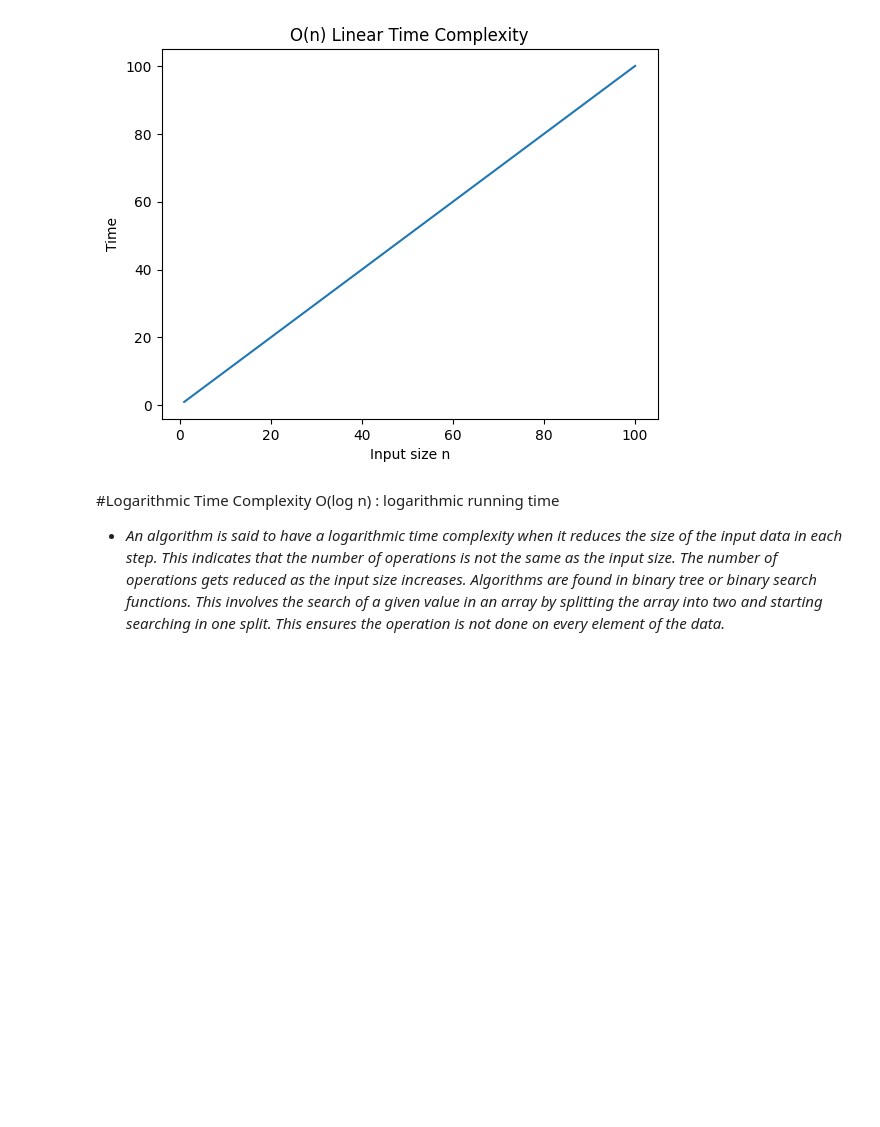
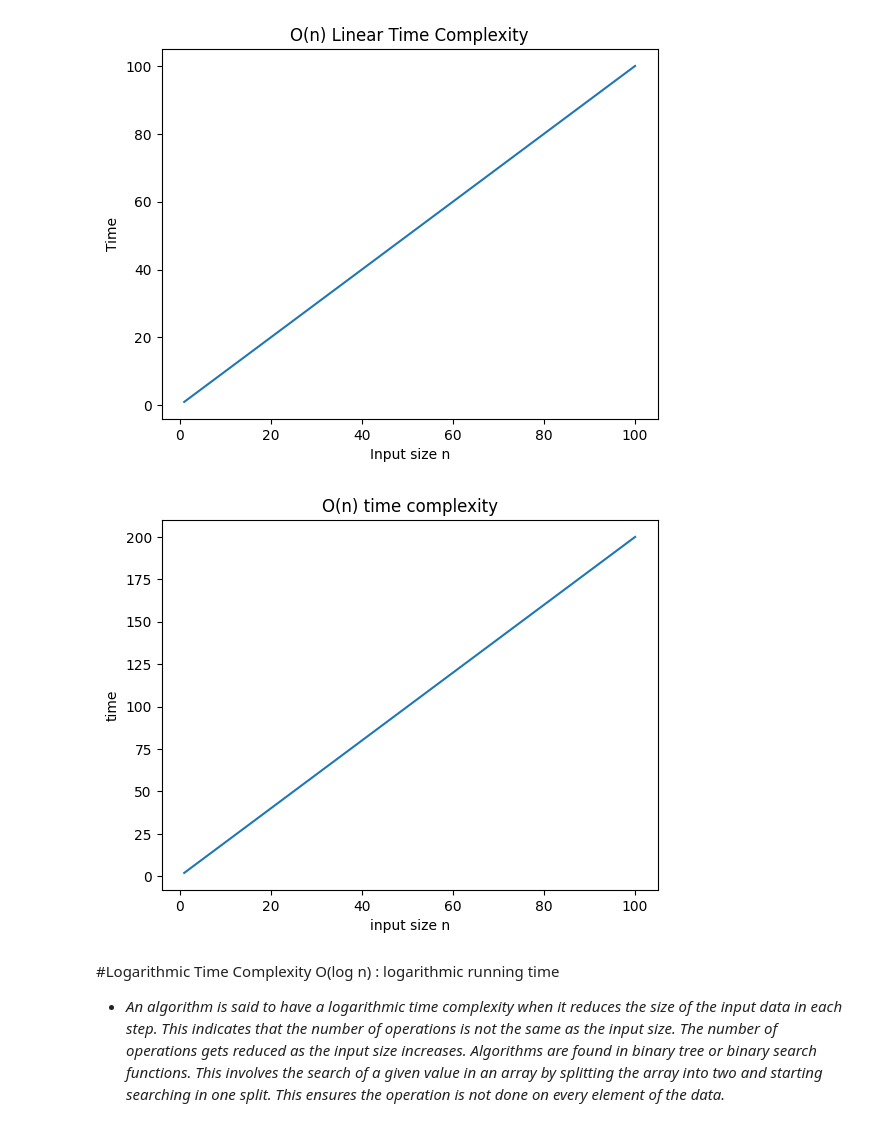
Before and after one commit to palak-2006/ALGO-lab, a Jupyter notebook: Lab_3_Growth_of_function.ipynb, the cells around one changed output. Saved outputs shown, nothing was run; the diff lists cells and outputs as text; code cells hidden in the pictures; blank space fills up the shorter version.

```diff
--- a/Lab_3_Growth_of_function.ipynb
+++ b/Lab_3_Growth_of_function.ipynb
@@ -90,18 +90,27 @@ plt.show()
 # %%
 #Prob_3:Take another example and write the code that runs in linear amount of time no matter what is the size of input..
 #similar to example-2, also plot the graph (eg. even_oddcounts elements greater than zero)
 import matplotlib.pyplot as plt
 def even_oddcounts(n):
   count = 0
   for i in n:
     if(i>0):
       count = count+1
     return count
 n_values = list(range(1,101))
 time_values = []
 for i in n_values:
   n = list(range(-i,i))
   even_oddcounts(n)
+  time_values.append(len(n))
+plt.figure()
+plt.plot(n_values,time_values)
+plt.xlabel("input size n")
+plt.ylabel("time")
+plt.title("O(n) time complexity")
+plt.show()
+# %% [output]
+[figure, added]
 # %% [markdown]
 #Logarithmic Time Complexity O(log n) : logarithmic running time
 - *An algorithm is said to have a logarithmic time complexity when it reduces the size of the input data in each step. This indicates that the number of operations is not the same as the input size. The number of operations gets reduced as the input size increases. Algorithms are found in binary tree or binary search functions. This involves the search of a given value in an array by splitting the array into two and starting searching in one split. This ensures the operation is not done on every element of the data.*
```
Also changed, not shown: parts of 1 cell of this notebook.
